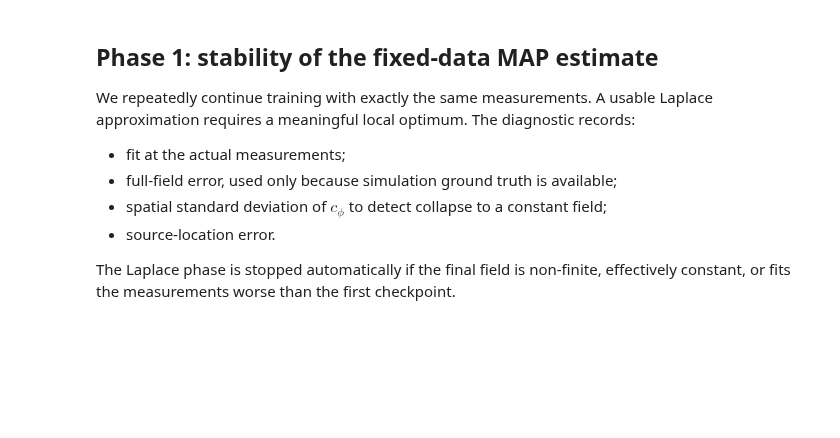
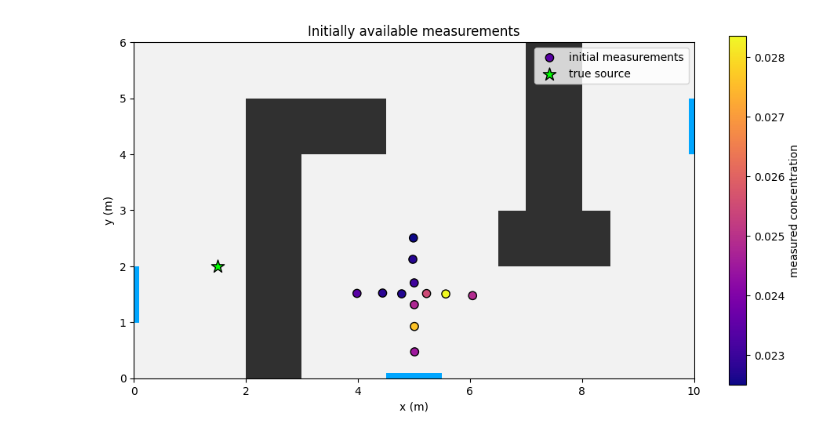
Before and after one commit to domaiii/PINN-estimator, a Jupyter notebook: examples/last_layer_laplace_mwe.ipynb, the cells around one changed output. Drawn from its saved outputs; the diff is of its cells as text; code cells hidden in the pictures; blank space fills up the shorter version.

```diff
--- a/examples/last_layer_laplace_mwe.ipynb
+++ b/examples/last_layer_laplace_mwe.ipynb
@@ -75,26 +72,16 @@ print(f"Maximum measured concentration: "
 # %%
-fig, ax = plt.subplots(figsize=(9, 5))
-occupancy.plot(ax=ax, title="Structured route after first gas detections")
-route_plot = ax.scatter(
-    initial_samples.positions[:, 0], initial_samples.positions[:, 1],
-    c=initial_samples.concentrations, cmap="plasma", s=35,
-    edgecolor="white", linewidth=0.5, label="gas measurements", zorder=3,
+fig, ax = plt.subplots(figsize=(9, 5), constrained_layout=True)
+occupancy.plot(ax=ax, title="Initially available measurements")
+if ax.get_legend() is not None:
+    ax.get_legend().remove()
+measurements = ax.scatter(
+    *initial_samples.positions.T, c=initial_samples.concentrations,
+    cmap="plasma", s=55, edgecolor="black", label="initial measurements", zorder=4,
 )
-ax.plot(initial_samples.positions[:, 0], initial_samples.positions[:, 1],
-        color="white", linewidth=0.8, zorder=2)
-ax.scatter(*true_source, marker="*", s=130, color="lime",
-           edgecolor="black", label="true source", zorder=4)
-fig.colorbar(route_plot, ax=ax, label="measured concentration")
-ax.legend()
+ax.scatter(*true_source, marker="*", s=150, color="lime", edgecolor="black",
+           label="true source", zorder=5, clip_on=False)
+fig.colorbar(measurements, ax=ax, label="measured concentration")
+ax.legend(loc="best")
 plt.show()
+# %% [output]
+[figure, added]
-# %% [markdown]
-## Phase 1: stability of the fixed-data MAP estimate
-
-We repeatedly continue training with exactly the same measurements. A usable Laplace approximation requires a meaningful local optimum. The diagnostic records:
-
-- fit at the actual measurements;
-- full-field error, used only because simulation ground truth is available;
-- spatial standard deviation of $c_\phi$ to detect collapse to a constant field;
-- source-location error.
-
-The Laplace phase is stopped automatically if the final field is non-finite, effectively constant, or fits the measurements worse than the first checkpoint.
```
Also changed, not shown: parts of 21 cells of this notebook, 4 other files.
